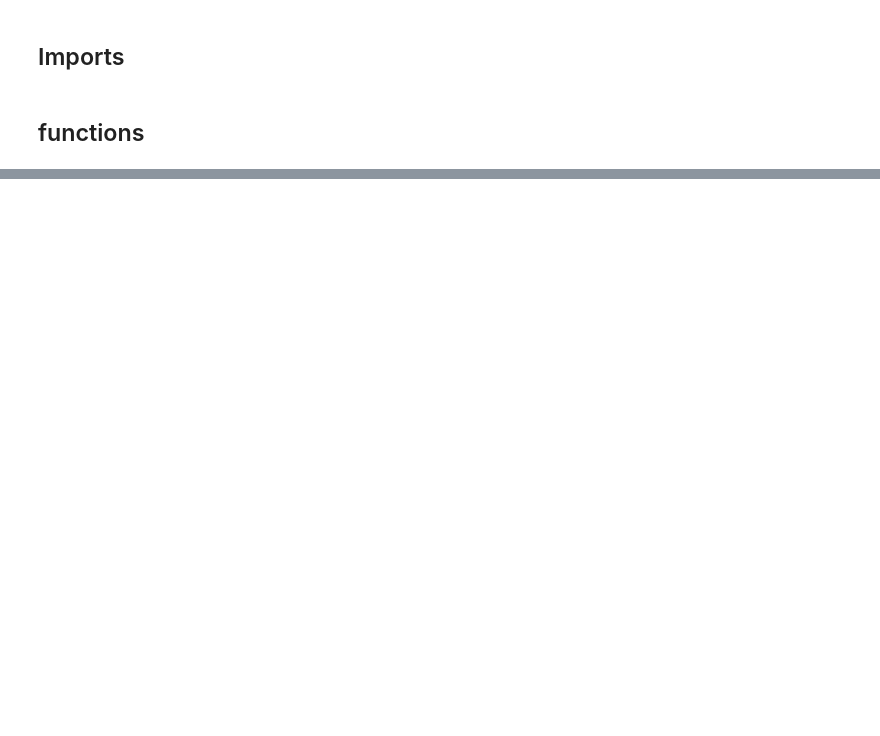
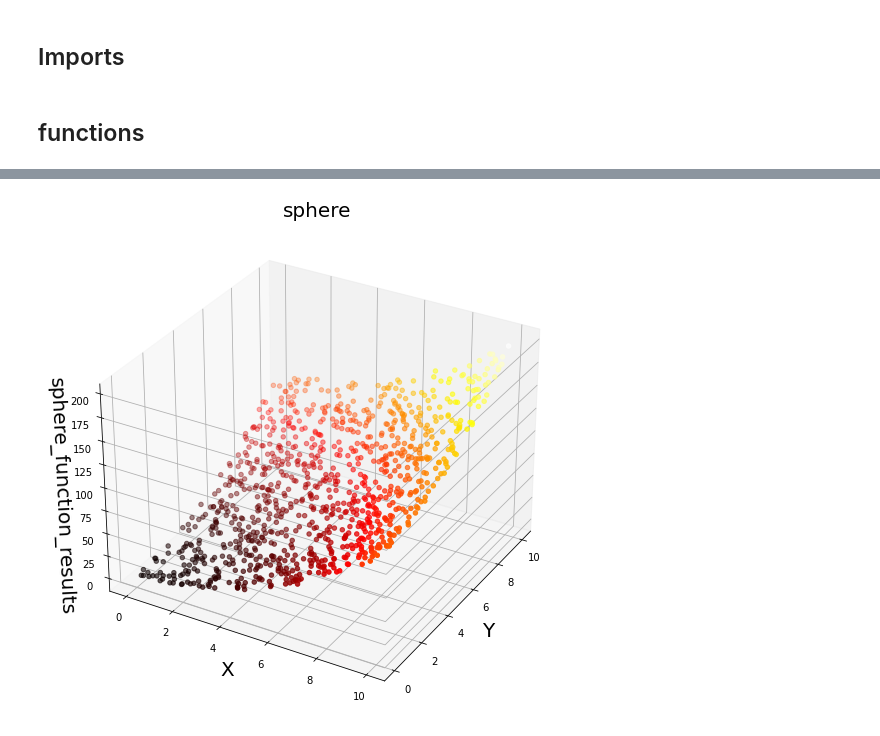
Before and after one commit to Edems10/matematicka_informatika, a Jupyter notebook: 01.ipynb, the cells around one changed output, grey strips where cells are left out. Drawn from its saved outputs; the diff is of its cells as text; code cells hidden in the pictures; blank space fills up the shorter version.

```diff
--- a/01.ipynb
+++ b/01.ipynb
@@ -71,0 +91,17 @@ Text(-0.09951216535743415, -0.013332102172298438, 'schwefel_results')
+# %%
+Z = sphere_function(data)
+fig = plt.figure(figsize = (16, 9))
+ax = plt.axes(projection ="3d")
+tmp_planes = ax.zaxis._PLANES
+ax.zaxis._PLANES = ( tmp_planes[2], tmp_planes[3],
+                     tmp_planes[0], tmp_planes[1],
+                     tmp_planes[4], tmp_planes[5])
+ax.set_xlabel("X" , fontsize=20)
+ax.set_ylabel("Y", fontsize=20)
+ax.set_zlabel("sphere_function_results" , fontsize=20, rotation=90)
+color_map = plt.get_cmap('hot')
+scatter_plot = ax.scatter3D(X, Y, Z, c=(Z), cmap = color_map)
+plt.title("sphere", fontsize=20)
+plt.show()
+# %% [output]
+[figure, added]
```
Also changed, not shown: parts of 8 cells of this notebook.
